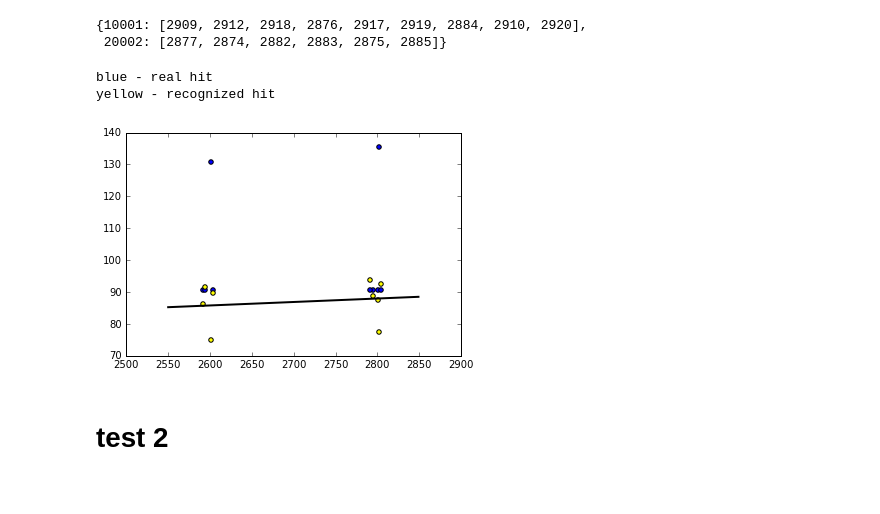
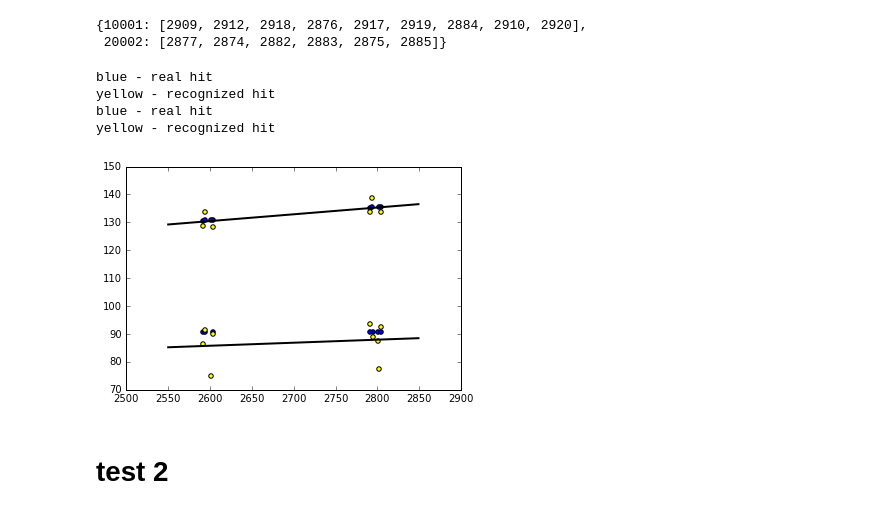
Before and after one commit to yandexdataschool/ship_tracks_recognition, a Jupyter notebook: U,V_recognition.ipynb, the cells around one changed output. Cells and saved outputs as stored; diff of their text form; code cells hidden in the pictures.

```diff
--- a/U,V_recognition.ipynb
+++ b/U,V_recognition.ipynb
@@ -67,11 +56,14 @@ new_linking_table
 {10001: [2909, 2912, 2918, 2876, 2917, 2919, 2884, 2910, 2920],
  20002: [2877, 2874, 2882, 2883, 2875, 2885]}
 # %%
+show(20002, 0, Xs)
 show(10001, 0, Xs)
 # %% [output]
 blue - real hit
 yellow - recognized hit
+blue - real hit
+yellow - recognized hit
-[figure, old version]
+[figure, new version]
 # %% [markdown]
 # test 2
 # %%
```
Also changed, not shown: parts of 7 cells of this notebook, 3 other files.
